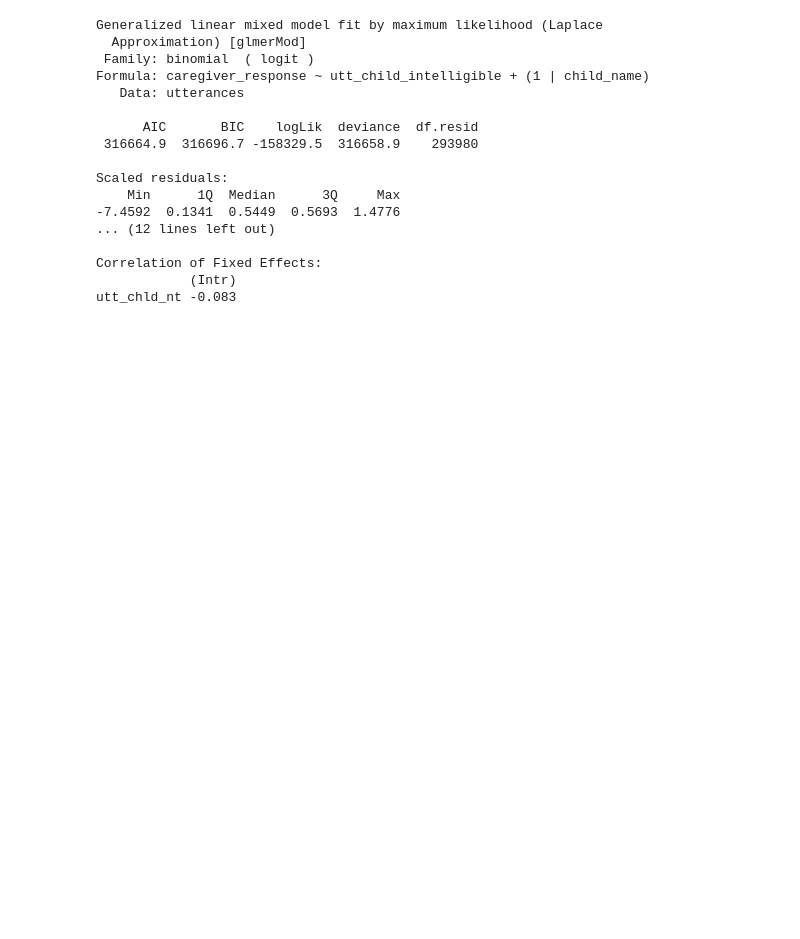
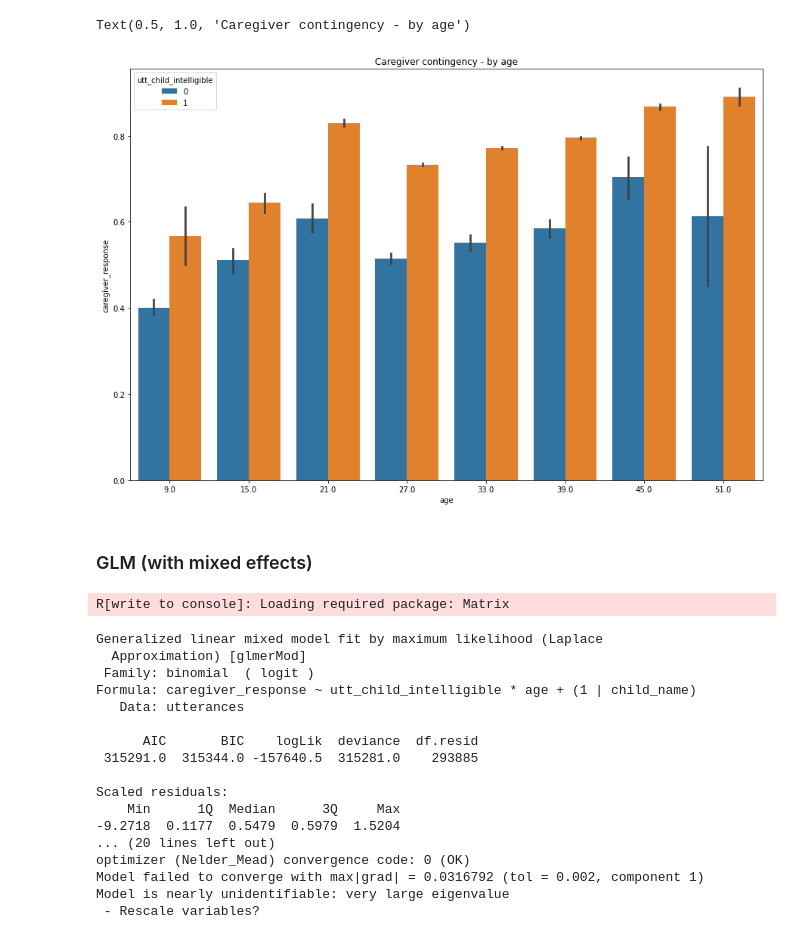
Before and after one commit to mitjanikolaus/childes-communicative-feedback, a Jupyter notebook: analysis_intelligibility_glm.ipynb, the cells around one changed output. Saved outputs shown, nothing was run; the diff lists cells and outputs as text; code cells hidden in the pictures; blank space fills up the shorter version.

```diff
--- a/analysis_intelligibility_glm.ipynb
+++ b/analysis_intelligibility_glm.ipynb
@@ -21,0 +28,4 @@ utterances.head()
+# %%
+# Some children have very few data points:
+counts = utterances.groupby("child_name").size()
+counts
@@ -21,0 +50,6 @@ utterances.head()
+# %%
+# Exclude children with less than 100 datapoints:
+child_names_enough_data = [name for name, count in counts.items() if count > 100]
+print(len(utterances))
+utterances = utterances[utterances.child_name.isin(child_names_enough_data)]
+print(len(utterances))
@@ -21,0 +61,9 @@ utterances.head()
+# %%
+plt.rcParams['figure.figsize'] = [15, 10]
+sns.barplot(
+        data=utterances,
+        x="child_name",
+        y="caregiver_response",
+        hue="utt_child_intelligible"
+)
+plt.title("Caregiver contingency - by child")
@@ -22,25 +73,40 @@ utterances.head()
+# %%
+plt.rcParams['figure.figsize'] = [15, 10]
+sns.barplot(
+        data=utterances,
+        x="age",
+        y="caregiver_response",
+        hue="utt_child_intelligible"
+)
+plt.title("Caregiver contingency - by age")
+# %% [output]
+Text(0.5, 1.0, 'Caregiver contingency - by age')
+[figure, added]
+# %% [markdown]
+### GLM (with mixed effects)
 # %%
 %%R -i utterances
 library(lme4)
 
 # Caregiver contingency
-m_caregiver_contingency<-glmer('caregiver_response ~ utt_child_intelligible + (utt_child_intelligible | child_name)', data=utterances, family=binomial)
+m_caregiver_contingency<-glmer('caregiver_response ~ utt_child_intelligible * age + (1 | child_name)', data=utterances, family=binomial) #, control=glmerControl(optimizer="bobyqa",optCtrl=list(maxfun=2e5)))
 print(summary(m_caregiver_contingency))
 # %% [output]
-Generalized linear mixed model fit by maximum likelihood (Laplace
-  Approximation) [glmerMod]
- Family: binomial  ( logit )
-Formula: caregiver_response ~ utt_child_intelligible + (1 | child_name)
-   Data: utterances
-
-      AIC       BIC    logLik  deviance  df.resid
- 316664.9  316696.7 -158329.5  316658.9    293980
-
-Scaled residuals:
-    Min      1Q  Median      3Q     Max
--7.4592  0.1341  0.5449  0.5693  1.4776
-... (12 lines left out)
-
-Correlation of Fixed Effects:
-            (Intr)
-utt_chld_nt -0.083
+R[write to console]: Loading required package: Matrix
+Generalized linear mixed model fit by maximum likelihood (Laplace
+  Approximation) [glmerMod]
+ Family: binomial  ( logit )
+Formula: caregiver_response ~ utt_child_intelligible * age + (1 | child_name)
+   Data: utterances
+
+      AIC       BIC    logLik  deviance  df.resid
+ 315291.0  315344.0 -157640.5  315281.0    293885
+
+Scaled residuals:
+    Min      1Q  Median      3Q     Max
+-9.2718  0.1177  0.5479  0.5979  1.5204
+... (20 lines left out)
+optimizer (Nelder_Mead) convergence code: 0 (OK)
+Model failed to converge with max|grad| = 0.0316792 (tol = 0.002, component 1)
+Model is nearly unidentifiable: very large eigenvalue
+ - Rescale variables?
```
Also changed, not shown: parts of 10 cells of this notebook, 1 other file.
